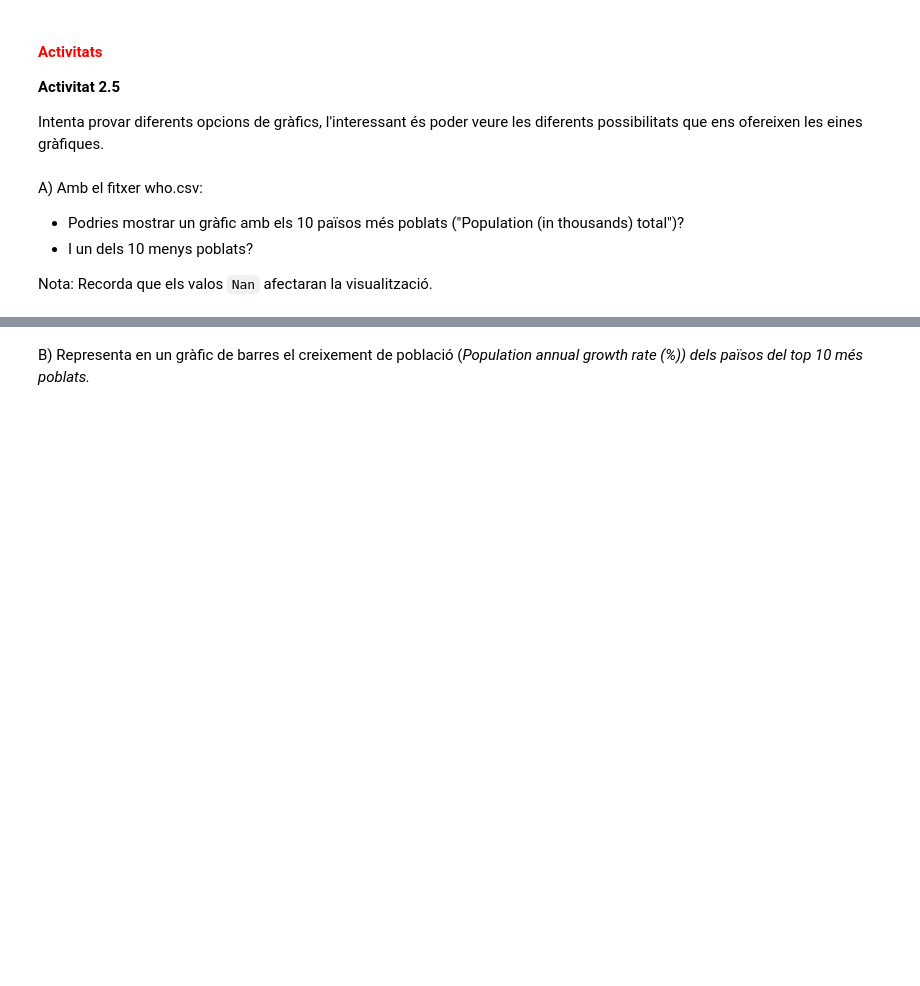
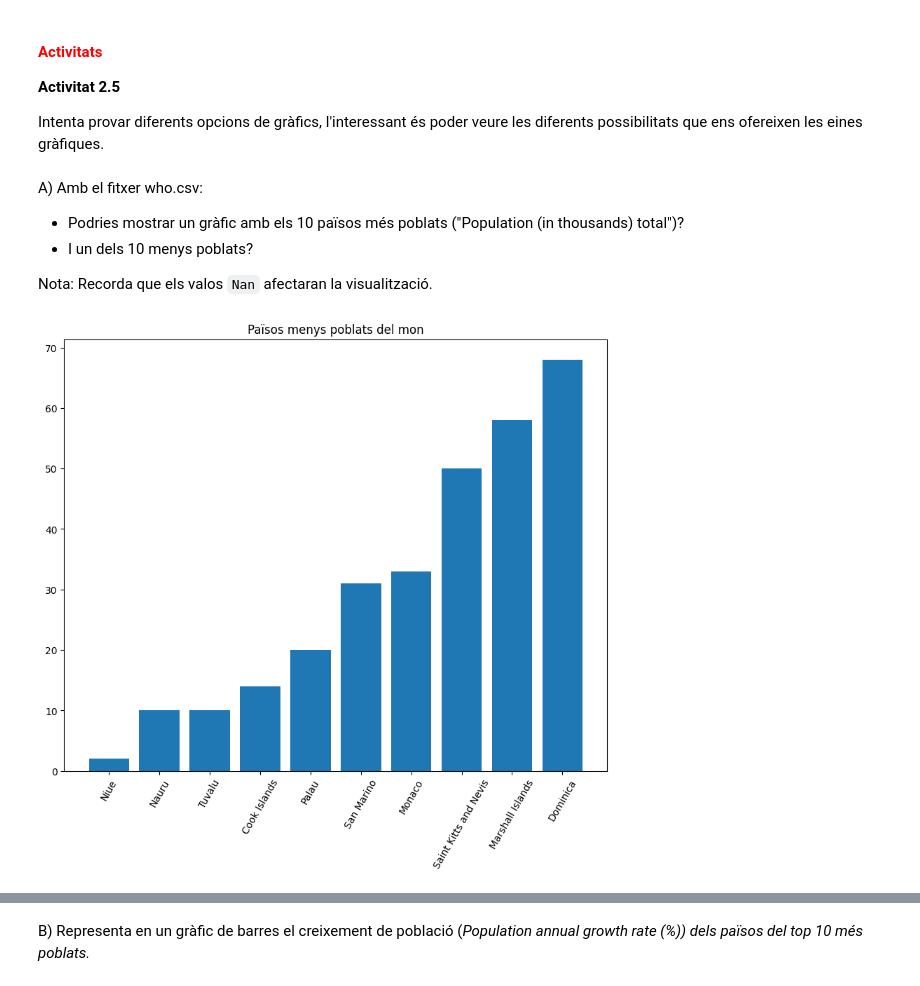
Before and after one commit to wisaaco/CURS_AdministracioAnaliticaAvan-adaDeDades, a Jupyter notebook: lessons/2_Pandas.ipynb, the cells around one changed output, grey strips where cells are left out. Drawn from its saved outputs; the diff is of its cells as text; code cells hidden in the pictures; blank space fills up the shorter version.

```diff
--- a/lessons/2_Pandas.ipynb
+++ b/lessons/2_Pandas.ipynb
@@ -1592,3 +1742,19 @@ A) Amb el fitxer who.csv:
 - I un dels 10 menys poblats? <br/>
 
 Nota: Recorda que els valos `Nan` afectaran la visualització.
+# %%
+import pandas as pd
+import matplotlib.pyplot as plt
+import numpy as np
+df_who = pd.read_csv("data/WHO.csv")
+poblacio = df_who["Population (in thousands) total"].sort_values()
+poblacio2 = poblacio.dropna()
+menys_poblats = poblacio2[:10]
+mes_poblats = poblacio2[-10:]
+
+fig, ax = plt.subplots(figsize=(10, 8))
+ax.bar(df_who.Country.loc[menys_poblats.index], menys_poblats)
+ax.set_title("Països menys poblats del mon")
+ax.set_xticklabels(df_who.Country.loc[menys_poblats.index], rotation = 60);
+# %% [output]
+[figure, added]
```
Also changed, not shown: parts of 37 cells of this notebook, 1 other file.
